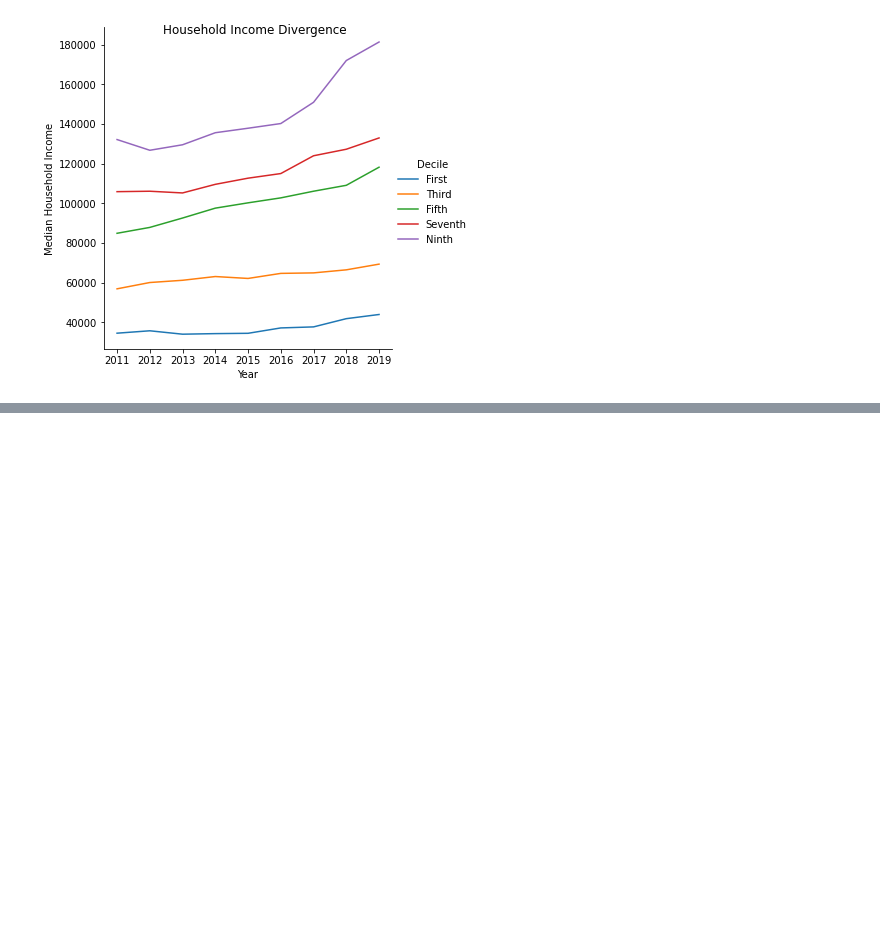
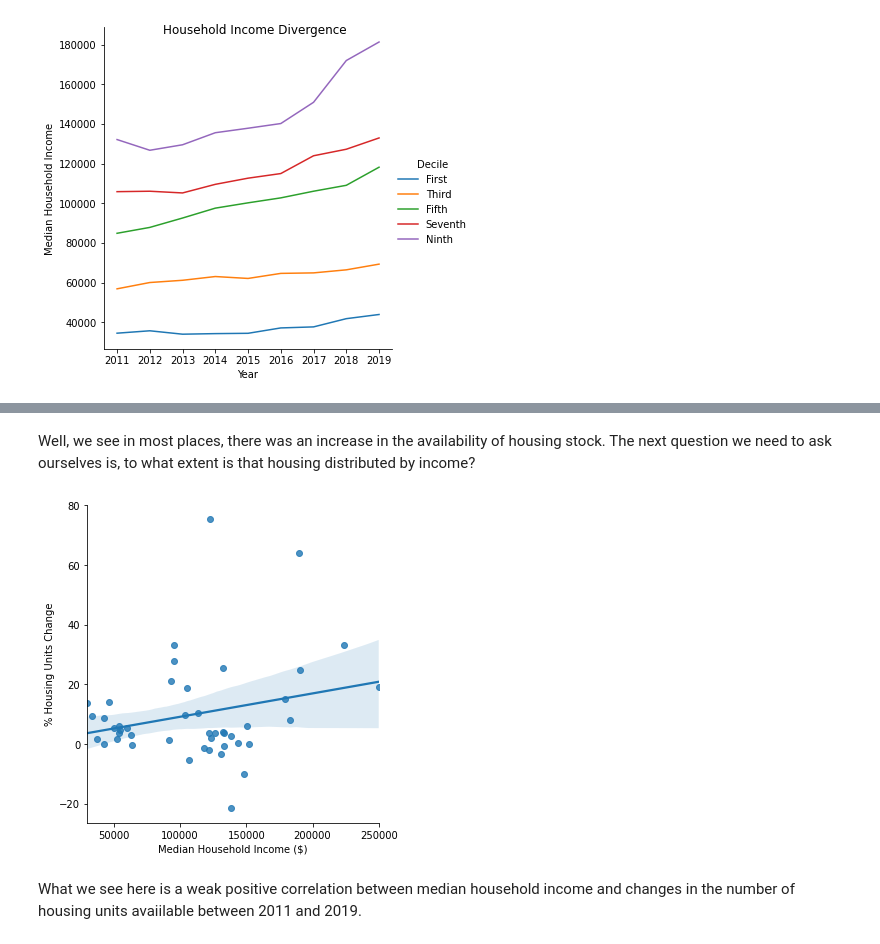
Before and after one commit to westerleyy/fidap, a Jupyter notebook: population_investigation.ipynb, the cells around one changed output, grey strips where cells are left out. Drawn from its saved outputs; the diff is of its cells as text; code cells hidden in the pictures; blank space fills up the shorter version.

```diff
--- a/population_investigation.ipynb
+++ b/population_investigation.ipynb
@@ -252,0 +322,10 @@ Okay, what about housing units? Was the growth in housing supply uniform? Were t
+# %% [markdown]
+Well, we see in most places, there was an increase in the availability of housing stock. The next question we need to ask ourselves is, to what extent is that housing distributed by income?
+# %%
+mn_housing_income = mn_housing_2011_2019.merge(mn_income_2019_gdf, on = 'zip_code')
+m = sns.lmplot(x = 'median_household_income', y = 'pct_difference', data = mn_housing_income)
+m = (m.set_axis_labels('Median Household Income ($)', '% Housing Units Change')).set(xticks = [50000, 100000, 150000, 200000, 250000])
+# %% [output]
+[figure, added]
+# %% [markdown]
+What we see here is a weak positive correlation between median household income and changes in the number of housing units avaiilable between 2011 and 2019.
```
Also changed, not shown: parts of 10 cells of this notebook.
